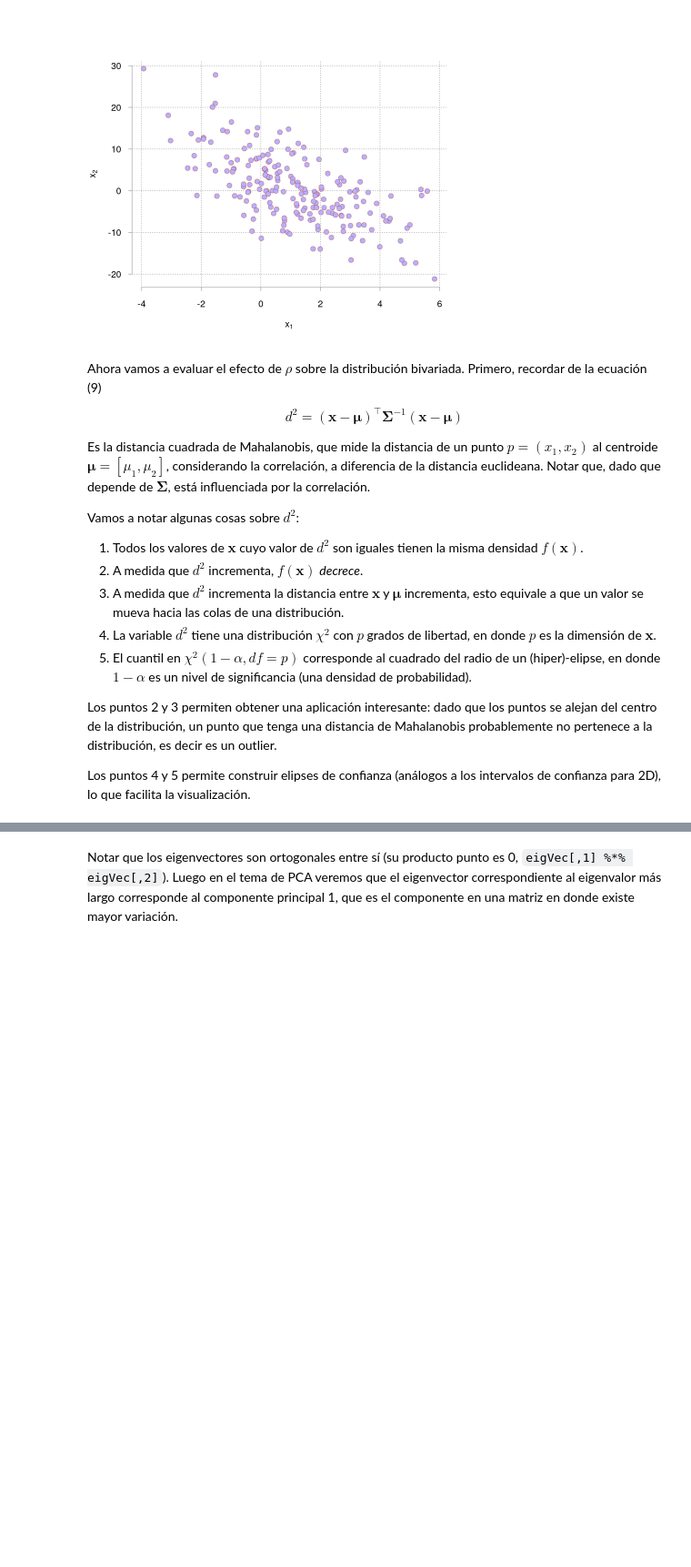
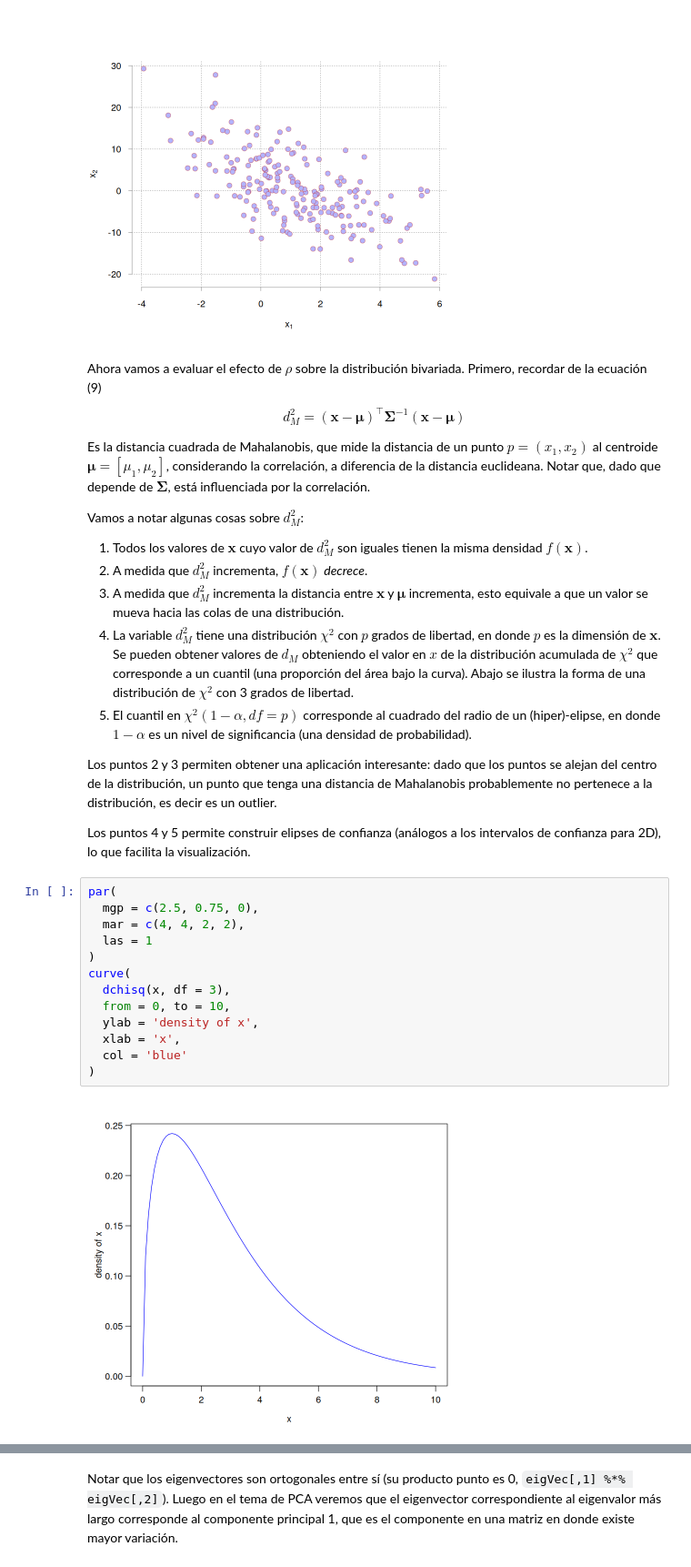
Before and after one commit to jealcalat/Analisis_multivariado-deprecated-, a Jupyter notebook: 2_modelos_multivariados/2.2_distribucion_multinormal.ipynb, the cells around one changed output, grey strips where cells are left out. Shown at 91% size. Saved outputs shown, nothing was run; the diff lists cells and outputs as text; blank space fills up the shorter version.

```diff
--- a/2_modelos_multivariados/2.2_distribucion_multinormal.ipynb
+++ b/2_modelos_multivariados/2.2_distribucion_multinormal.ipynb
@@ -590,22 +239,37 @@ A matrix: 2 × 2 of type dbl
 Ahora vamos a evaluar el efecto de $\rho$ sobre la distribución bivariada. Primero, recordar de la ecuación (9)
 
 $$
-  d^2 = (\mathbf{x}-\boldsymbol{\mu})^\top \boldsymbol{\Sigma}^{-1}(\mathbf{x}-\boldsymbol{\mu}) \tag{9}
+  d_M^2 = (\mathbf{x}-\boldsymbol{\mu})^\top \boldsymbol{\Sigma}^{-1}(\mathbf{x}-\boldsymbol{\mu}) \tag{9}
 $$
 
 Es la distancia cuadrada de Mahalanobis, que mide la distancia de un punto $p=(x_1, x_2)$ al centroide $\boldsymbol{\mu} = \left[\mu_1, \mu_2 \right] $, considerando la correlación, a diferencia de la distancia euclideana. Notar que, dado que depende de $\boldsymbol{\Sigma}$, está influenciada por la correlación.
 
-Vamos a notar algunas cosas sobre $d^2$:
+Vamos a notar algunas cosas sobre $d_M^2$:
 
-1. Todos los valores de $\mathbf{x}$ cuyo valor de $d^2$ son iguales tienen la misma densidad $f(\mathbf{x})$.
-2. A medida que $d^2$ incrementa, $f(\mathbf{x})$ *decrece*.
-3. A medida que $d^2$ incrementa la distancia entre $\mathbf{x}$ y $\boldsymbol{\mu}$ incrementa, esto equivale a que un valor se mueva hacia las colas de una distribución.
-4. La variable $d^2$ tiene una distribución $\chi^2$ con $p$ grados de libertad, en donde $p$ es la dimensión de $\mathbf{x}$.
+1. Todos los valores de $\mathbf{x}$ cuyo valor de $d_M^2$ son iguales tienen la misma densidad $f(\mathbf{x})$.
+2. A medida que $d_M^2$ incrementa, $f(\mathbf{x})$ *decrece*.
+3. A medida que $d_M^2$ incrementa la distancia entre $\mathbf{x}$ y $\boldsymbol{\mu}$ incrementa, esto equivale a que un valor se mueva hacia las colas de una distribución.
+4. La variable $d_M^2$ tiene una distribución $\chi^2$ con $p$ grados de libertad, en donde $p$ es la dimensión de $\mathbf{x}$. Se pueden obtener valores de $d_M$ obteniendo el valor en $x$ de la distribución acumulada de $\chi^2$ que corresponde a un cuantil (una proporción del área bajo la curva). Abajo se ilustra la forma de una distribución de $\chi^2$ con 3 grados de libertad.
 5. El cuantil en $\chi^2(1-\alpha,df=p)$ corresponde al cuadrado del radio de un (hiper)-elipse, en donde $1-\alpha$ es un nivel de significancia (una densidad de probabilidad).
 
 Los puntos 2 y 3 permiten obtener una aplicación interesante: dado que los puntos se alejan del centro de la distribución, un punto que tenga una distancia de Mahalanobis probablemente no pertenece a la distribución, es decir es un outlier.
 
 Los puntos 4 y 5 permite construir elipses de confianza (análogos a los intervalos de confianza para 2D), lo que facilita la visualización.
+# %%
+par(
+  mgp = c(2.5, 0.75, 0),
+  mar = c(4, 4, 2, 2),
+  las = 1
+)
+curve(
+  dchisq(x, df = 3),
+  from = 0, to = 10,
+  ylab = 'density of x',
+  xlab = 'x',
+  col = 'blue'
+)
+# %% [output]
+[figure, added]
 # %%
 rho_vec <- c(-0.6, -0.2, 0.2, 0.6)
 sigma_1 <- 2#
```
Also changed, not shown: parts of 21 cells of this notebook, 2 other files.
